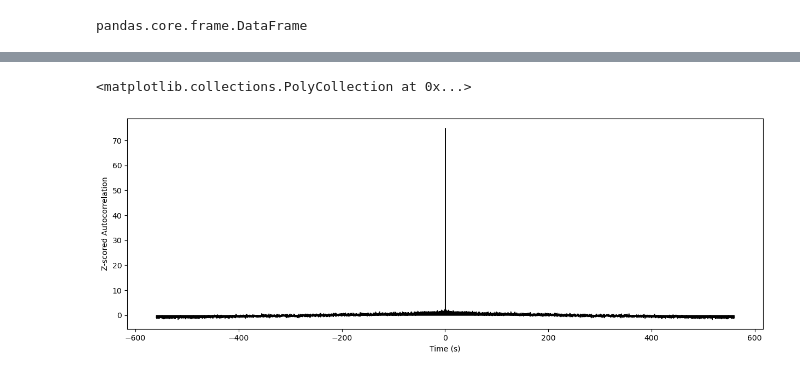
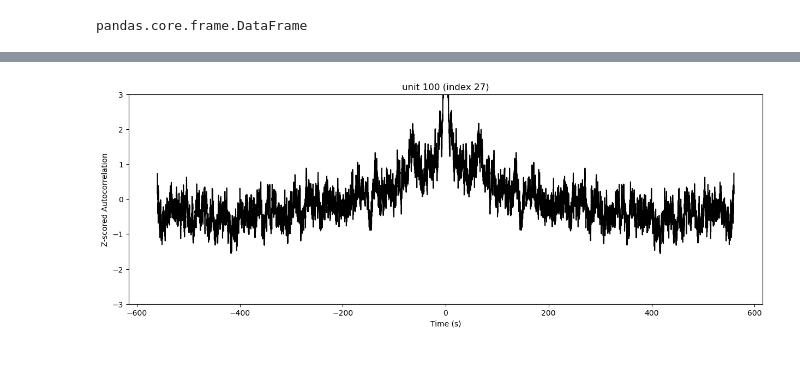
Before and after one commit to rly/replicate-gonzalo-cogno-2023, a Jupyter notebook: figure1_autocorr.ipynb, the cells around one changed output, grey strips where cells are left out. Cells and saved outputs as stored; diff of their text form; code cells hidden in the pictures.

```diff
--- a/figure1_autocorr.ipynb
+++ b/figure1_autocorr.ipynb
@@ -268,6 +219,8 @@ Name: electrode_group, Length: 1529, dtype: bool
 # %%
-# mec_units = units_df[(units_df.electrode_group == probe0_group) & (units_df.cluster_quality == "good")]
-mec_units = units_df[units_df.electrode_group == probe0_group]
+if mouse == 102235:
+    mec_units = units_df[units_df.electrode_group == probe0_group]
+else:
+    mec_units = units_df[(units_df.electrode_group == probe0_group) & (units_df.cluster_quality == "good")]
 mec_units
 # %% [output]
 |  | sampling_rate | cluster_quality | spike_times | electrodes | electrode_group | waveform_mean |
@@ -289,2 +246,9 @@ mec_units
 # %%
 assert len(mec_units.index) == len(mec_units.index.unique())
+# %%
+# get start time of wheel task
+# if mouse == 102335:
+epochs = nwbfile.epochs.to_dataframe()
+wheel_start = epochs[epochs["task"] == "Wheel-HeadFixed"]["start_time"].item()
+wheel_end = epochs[epochs["task"] == "Wheel-HeadFixed"]["stop_time"].item()
+print(wheel_start, wheel_end)
@@ -330,0 +297,2 @@ len(mec_tsgroup)
+# %%
+mec_tsgroup_wheel = mec_tsgroup.restrict(nap.IntervalSet(start=wheel_start, end=wheel_end))
@@ -331,5 +319,5 @@ len(mec_tsgroup)
 # %%
 bin_size = 0.120
-count = mec_tsgroup.count(bin_size)
+count = mec_tsgroup_wheel.count(bin_size)
 count
 # %% [output]
@@ -636,15 +657,20 @@ plt.clim([0, 2])
 # %%
 import matplotlib.pyplot as plt
+# in mouse 102335, 22 has interesting structure, cells like 32 have very loose, noisy structure
+# in mouse 104638, unit 68 (index 18) has a small bump, unit 100 (index 27) has a bump
+unit_index = 27
+unit_id = acorr.keys()[unit_index]
 acorr_x = acorr.index.values
 plt.figure(figsize=(15, 5))
+plt.plot(
+    acorr_x, acorr[unit_id].values, color="black"
+)
 plt.xlabel("Time (s)")
 plt.ylabel("Z-scored Autocorrelation")
-plt.fill_between(
-    acorr_x, np.zeros_like(acorr_x), acorr[unit_id].values, color="black"
-)
+plt.ylim([-3, 3])
+plt.title(f"unit {unit_id} (index {unit_index})");
 # %% [output]
-<matplotlib.collections.PolyCollection at 0x...>
-[figure, old version]
+[figure, new version]
 # %%
 from scipy import signal
 
```
Also changed, not shown: parts of 63 cells of this notebook, 3 other files.
